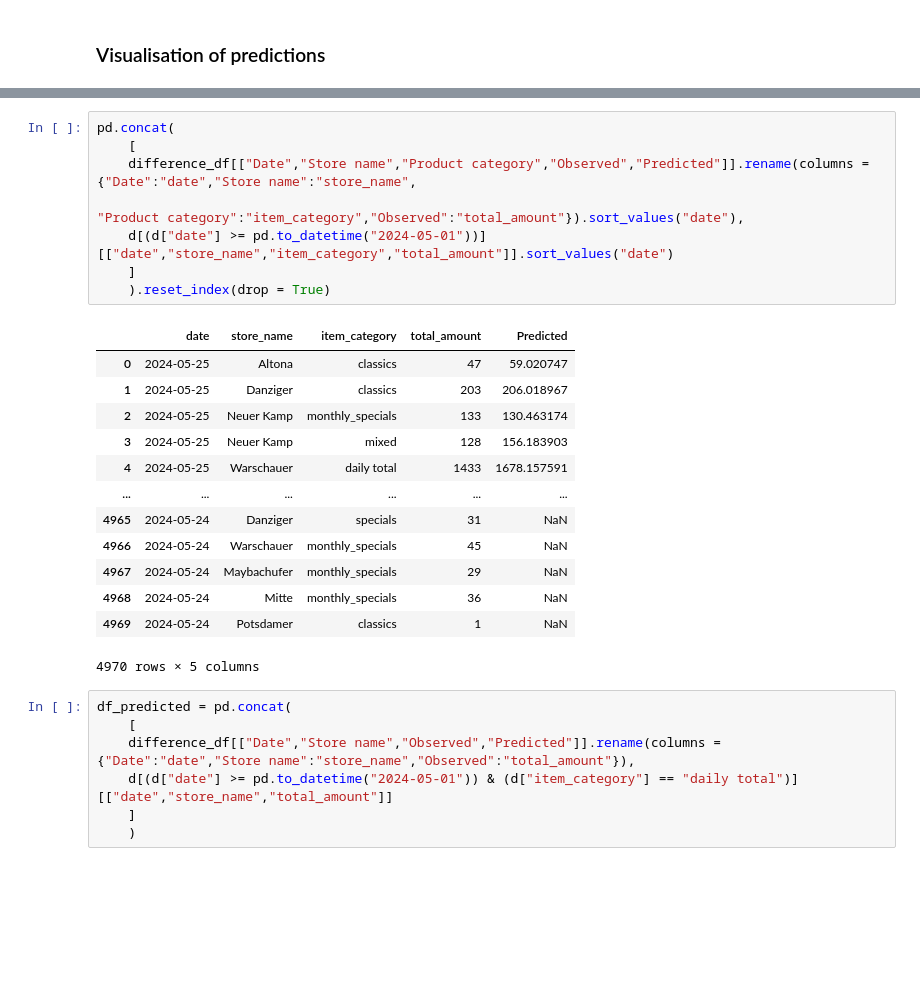
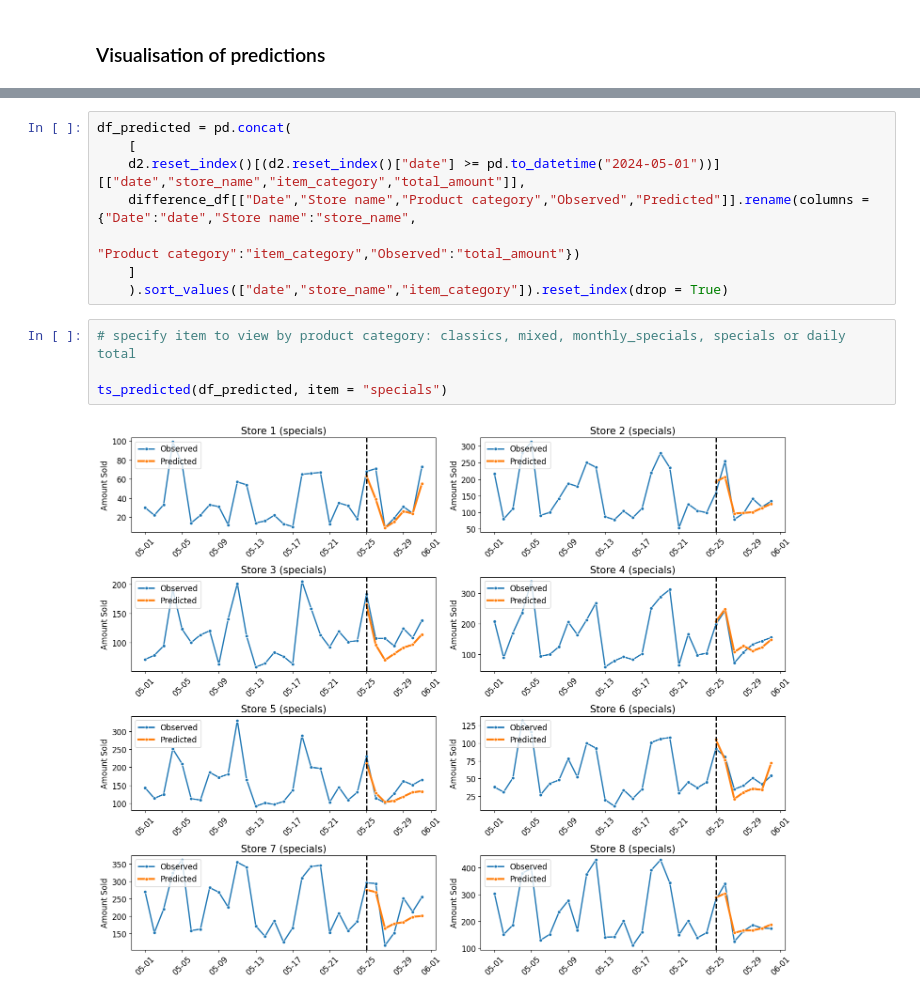
Before and after one commit to vlatko-v/sweet-spot-donut-sales-forecasting, a Jupyter notebook: catboost.ipynb, the cells around one changed output, grey strips where cells are left out. Drawn from its saved outputs; the diff is of its cells as text; blank space fills up the shorter version.

```diff
--- a/catboost.ipynb
+++ b/catboost.ipynb
@@ -484,30 +479,15 @@ mape_stores(d_test2, y_test_pred, breakdown = "stores_products")
 # %%
-pd.concat(
+df_predicted = pd.concat(
     [
+    d2.reset_index()[(d2.reset_index()["date"] >= pd.to_datetime("2024-05-01"))][["date","store_name","item_category","total_amount"]],
     difference_df[["Date","Store name","Product category","Observed","Predicted"]].rename(columns = {"Date":"date","Store name":"store_name",
-                                                                                                     "Product category":"item_category","Observed":"total_amount"}).sort_values("date"),
-    d[(d["date"] >= pd.to_datetime("2024-05-01"))][["date","store_name","item_category","total_amount"]].sort_values("date")
+                                                                                                     "Product category":"item_category","Observed":"total_amount"})
     ]
-    ).reset_index(drop = True)
+    ).sort_values(["date","store_name","item_category"]).reset_index(drop = True)
-# %% [output]
-|  | date | store_name | item_category | total_amount | Predicted |
-| 0 | 2024-05-25 | Altona | classics | 47 | 59.020747 |
-| 1 | 2024-05-25 | Danziger | classics | 203 | 206.018967 |
-| 2 | 2024-05-25 | Neuer Kamp | monthly_specials | 133 | 130.463174 |
-| 3 | 2024-05-25 | Neuer Kamp | mixed | 128 | 156.183903 |
-| 4 | 2024-05-25 | Warschauer | daily total | 1433 | 1678.157591 |
-| ... | ... | ... | ... | ... | ... |
-| 4965 | 2024-05-24 | Danziger | specials | 31 | NaN |
-| 4966 | 2024-05-24 | Warschauer | monthly_specials | 45 | NaN |
-| 4967 | 2024-05-24 | Maybachufer | monthly_specials | 29 | NaN |
-| 4968 | 2024-05-24 | Mitte | monthly_specials | 36 | NaN |
-| 4969 | 2024-05-24 | Potsdamer | classics | 1 | NaN |
-4970 rows × 5 columns
-# %%
-df_predicted = pd.concat(
-    [
-    difference_df[["Date","Store name","Observed","Predicted"]].rename(columns = {"Date":"date","Store name":"store_name","Observed":"total_amount"}),
-    d[(d["date"] >= pd.to_datetime("2024-05-01")) & (d["item_category"] == "daily total")][["date","store_name","total_amount"]]
-    ]
-    )
+# %%
+# specify item to view by product category: classics, mixed, monthly_specials, specials or daily total
+
+ts_predicted(df_predicted, item = "specials")
+# %% [output]
+[figure, added]
 # %%
```
Also changed, not shown: parts of 15 cells of this notebook, 3 other files.
